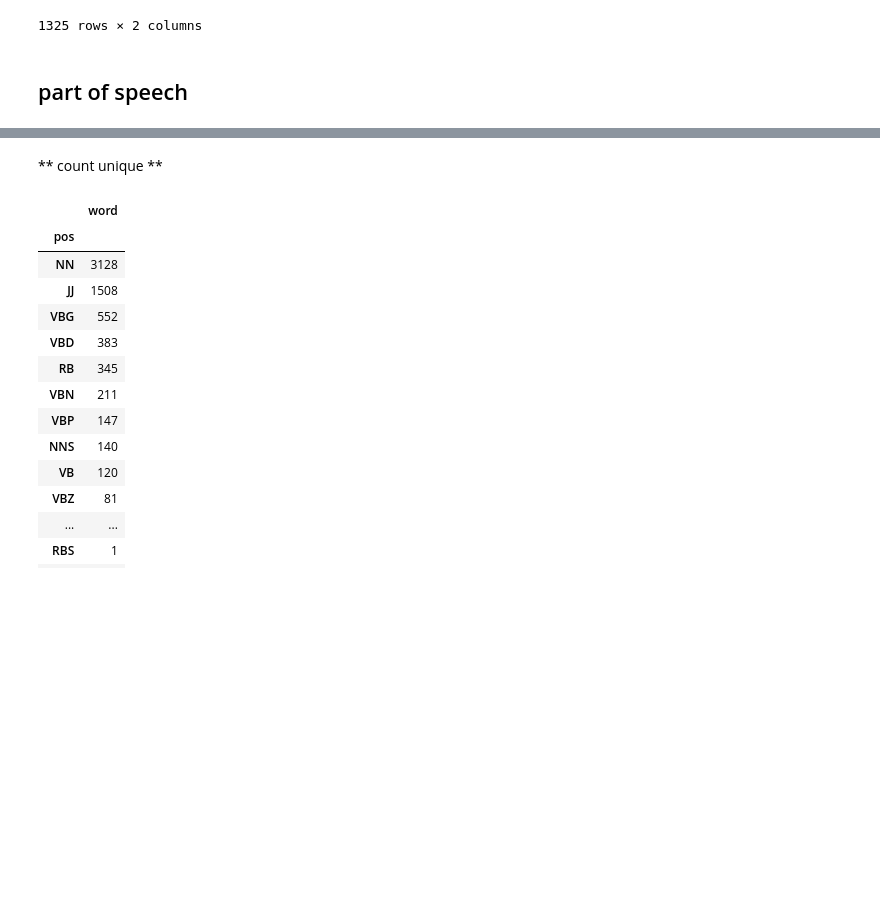
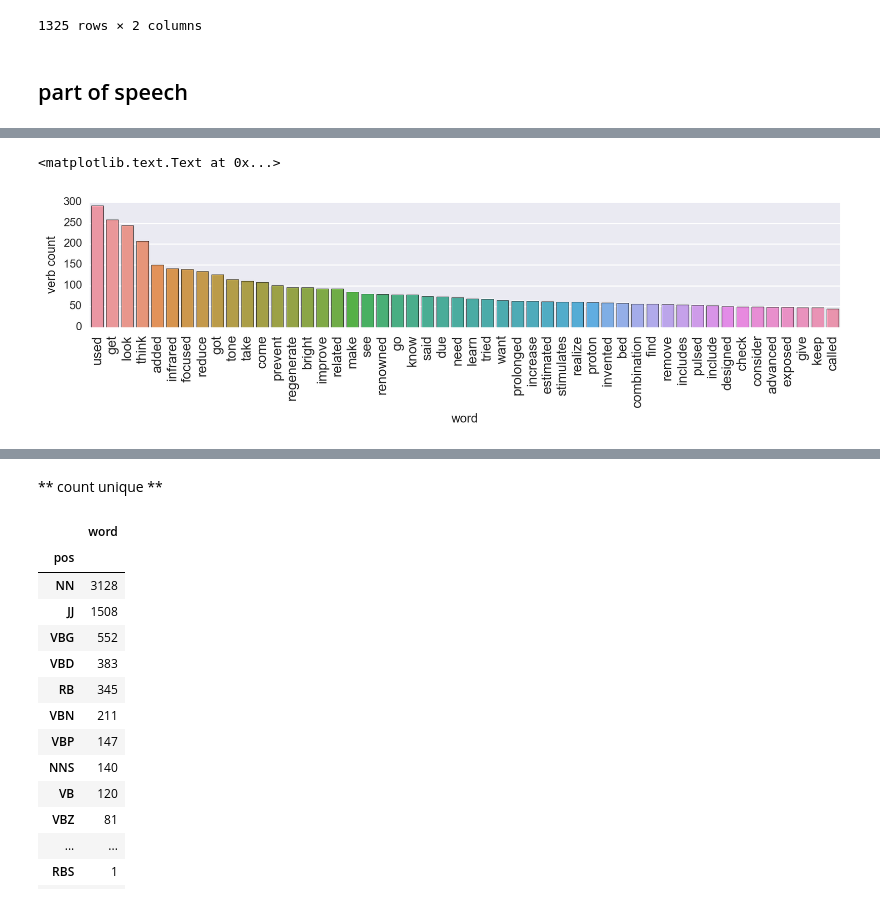
Before and after one commit to MiyainNYC/NLP-projects, a Jupyter notebook: Customer_review_US/lda.ipynb, the cells around one changed output, grey strips where cells are left out. Drawn from its saved outputs; the diff is of its cells as text; code cells hidden in the pictures; blank space fills up the shorter version.

```diff
--- a/Customer_review_US/lda.ipynb
+++ b/Customer_review_US/lda.ipynb
@@ -323,0 +396,3 @@ for sublist in cleaned_list:
+# %%
+df_word_cnt_pos.groupby('pos').count()
+df_w_c_verb = df_word_cnt_pos[df_word_cnt_pos['pos'].isin(['VB','VBD','VBN','VBP','VBZ'])].sort_values('count',ascending = False)
@@ -323,0 +408,8 @@ for sublist in cleaned_list:
+# %%
+plt.figure(figsize=(12,2))
+sns.barplot(data = df_w_c_verb[:50],x = 'word',y = 'count')
+plt.xticks(rotation = 90,size = 12)
+plt.ylabel('verb count')
+# %% [output]
+<matplotlib.text.Text at 0x...>
+[figure, added]
```
Also changed, not shown: parts of 9 cells of this notebook.
